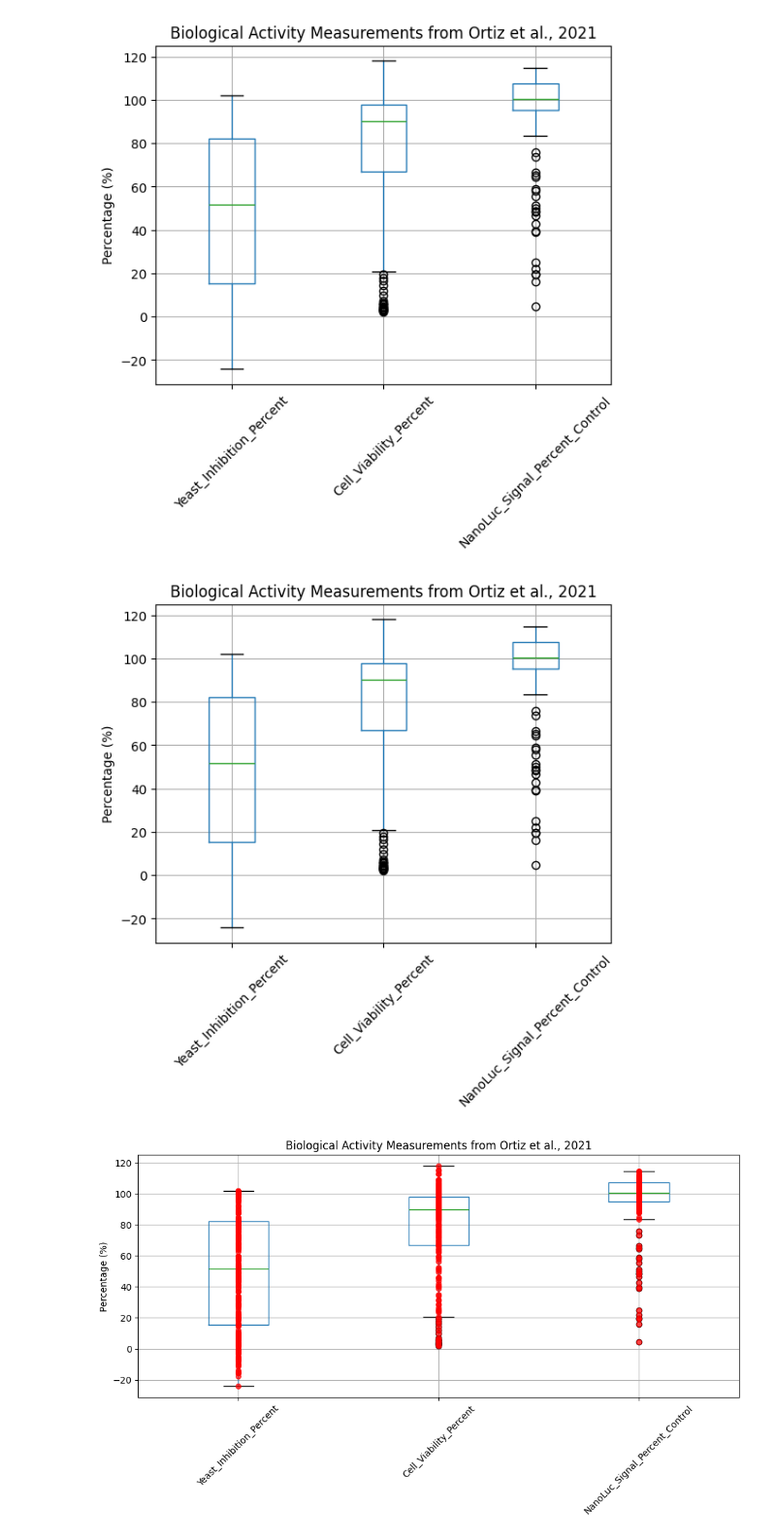
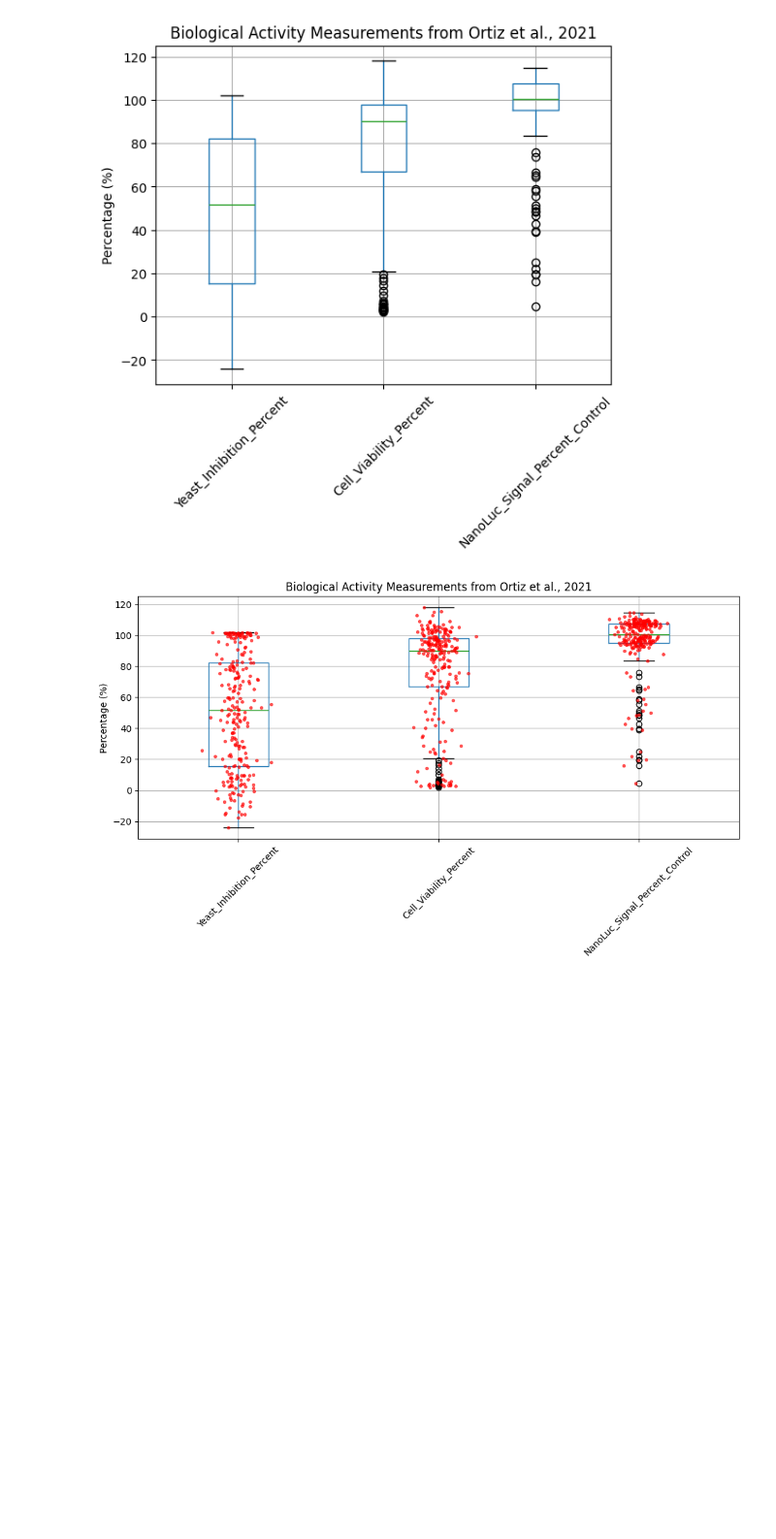
Before and after one commit to meadm/hull_jupyter_demo, a Jupyter notebook: hull_jupyter_demo_clean.ipynb, the cells around one changed output. Shown at 97% size. Drawn from its saved outputs; the diff is of its cells as text; code cells hidden in the pictures; blank space fills up the shorter version.

Commit message:
smaller dots to boxplot

```diff
--- a/hull_jupyter_demo_clean.ipynb
+++ b/hull_jupyter_demo_clean.ipynb
@@ -41,26 +41,27 @@ plt.savefig('ortiz_boxplot.png', bbox_inches='tight', dpi=300)
 # %%
 import numpy as np
 
 # Create the boxplot
 fig, ax = plt.subplots(figsize=(10, 6))
 
 # Create boxplot using pandas
 columns = ['Yeast_Inhibition_Percent', 'Cell_Viability_Percent', 'NanoLuc_Signal_Percent_Control']
 data[columns].boxplot(ax=ax, rot=45)
 
-# Add individual data points over the boxes
+# Add individual data points over the boxes with jitter
 for i, col in enumerate(columns):
     y_values = data[col].dropna()
-    x_values = np.full(len(y_values), i + 1)  # Position on x-axis (1-indexed for boxplot)
-    ax.scatter(x_values, y_values, color='red', alpha=0.7, s=30, zorder=3)
+    # Add jitter to x-axis positions to reduce overlap
+    jitter = np.random.normal(0, 0.05, len(y_values))  # Small random offset
+    x_values = np.full(len(y_values), i + 1) + jitter  # Position on x-axis (1-indexed for boxplot) + jitter
+    ax.scatter(x_values, y_values, color='red', alpha=0.6, s=8, zorder=3)
 
 # Customize the plot
 ax.set_title('Biological Activity Measurements from Ortiz et al., 2021')
 ax.set_ylabel('Percentage (%)')
 ax.set_xlabel('')
 
 plt.tight_layout()
 plt.show()
 # %% [output]
-[figure, old version]
+[figure, new version]
-[figure, removed]
```
